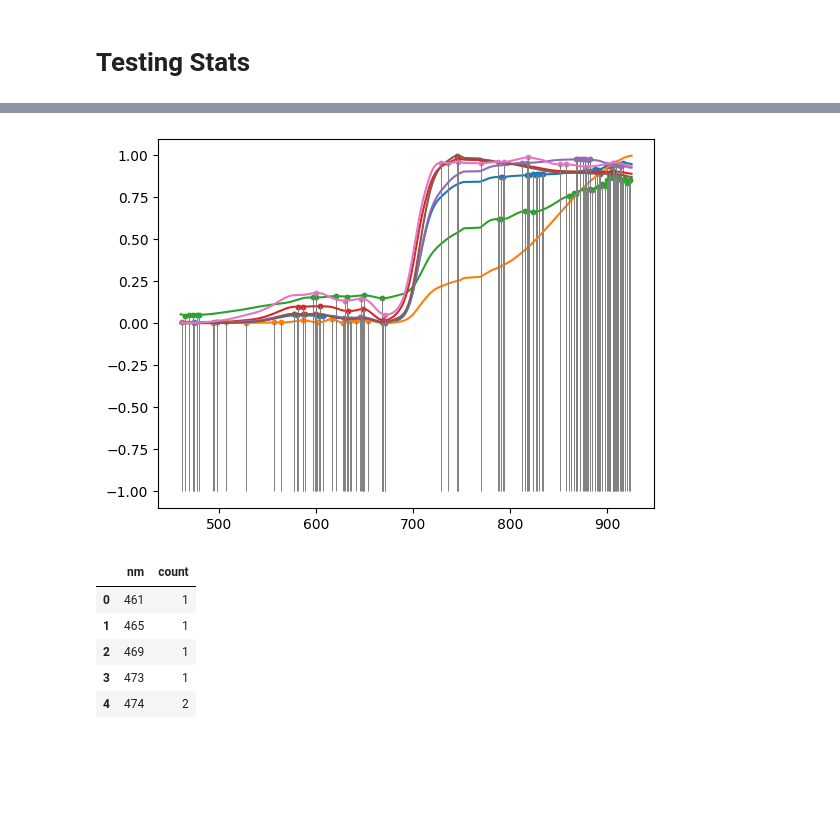
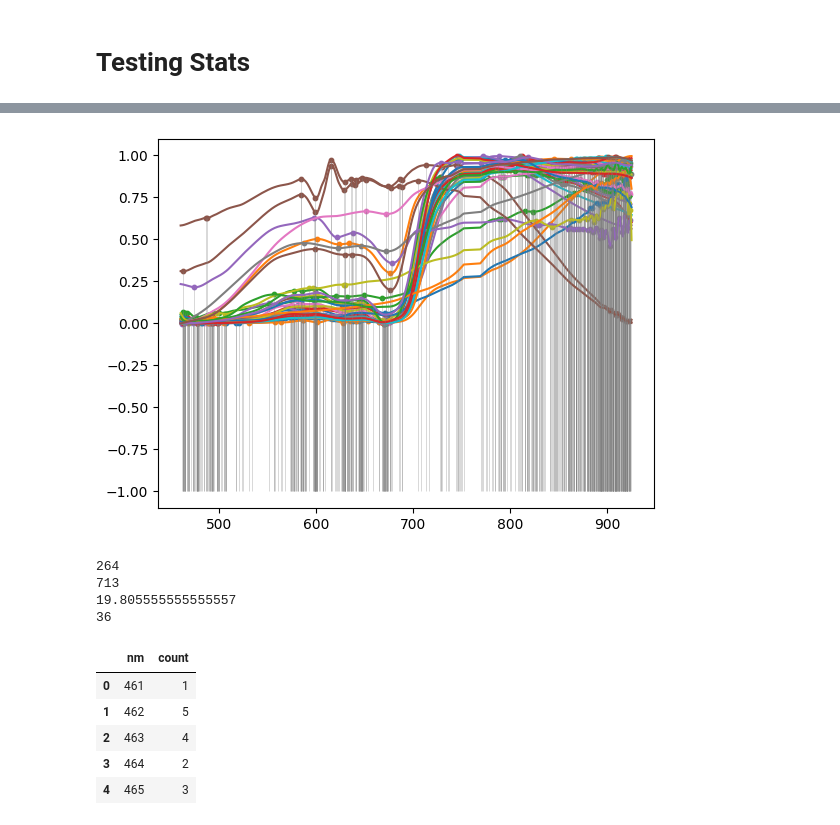
Before and after one commit to uqgrowan/Spectral-Separability-Analysis, a Jupyter notebook: stats/stats_things copy.ipynb, the cells around one changed output, grey strips where cells are left out. Saved outputs shown, nothing was run; the diff lists cells and outputs as text; code cells hidden in the pictures; blank space fills up the shorter version.

```diff
--- a/stats/stats_things copy.ipynb
+++ b/stats/stats_things copy.ipynb
@@ -42,7 +37,7 @@ full_res_path = r"C:\Users\s4770224\Documents\GitHub\Spectral-Analysis\data\MEL_
 resample_path = r"data\resampled\Skysat_resampled.csv"
 bad_bands_list = list(map(str,(range(753, 769))))
 scaler = "minmax"
-target_scheme = "farm"
+target_scheme = "all"
 target_sites = None
 target_setup = None
 start_nm = 460
@@ -70,9 +68,9 @@ spectra_no_nan = spectra_prepped.dropna(axis = 1, how = "any")
 spectra_quiet = spectra_no_nan.copy()
 
 for row in range(spectra_prepped.shape[0]):
-    spectra_quiet.iloc[row, :] = chd.denoise_spectrum(spectra_no_nan.iloc[row, :], wavelet = "db8")
+    spectra_quiet.iloc[row, :] = hd.denoise_spectrum(spectra_no_nan.iloc[row, :], wavelet = "db8")
 
-del spectra_no_nan
+#del spectra_no_nan
 # %%
 # Make class means by genus and site from preprocessed data
 df = pd.concat([labels_prepped[["Class", "site"]], spectra_quiet], axis = 1)
@@ -104,15 +112,27 @@ for item in features_dict.items():
 # %%
 # Plot all the class means
 for item in means.items():
     plt.plot(item[1].index, item[1])
-    plt.scatter(x = features_dict[item[0]], y = item[1].loc[features_dict[item[0]]], s = 10)
-    plt.vlines(x = features_dict[item[0]] , ymin= -1, ymax = item[1].loc[features_dict[item[0]]], linewidth = 0.7, colors= "grey")
-plt.savefig("profiles_and_features.svg")
+    plt.vlines(x = features_dict[item[0]] , ymin= -1, ymax = item[1].loc[features_dict[item[0]]], linewidth = 0.7, alpha = 0.3, colors= "grey")
+
+for item in means.items():
+    plt.scatter(x = features_dict[item[0]], y = item[1].loc[features_dict[item[0]]], s = 10, label = item[0])
+plt.savefig("profiles_and_features_.svg")
 # %% [output]
-[figure, old version]
+[figure, new version]
 # %%
 # Aggregate all filtered features into a single list
 features_list = []
 for item in features_dict.items():
     features_list.append(list(item[1]))
 features_list = [x for xs in features_list for x in xs]
+# %%
+print(len(np.unique(features_list)))
+print(len(features_list))
+print(len(features_list)/len(features_dict))
+print(len(features_dict))
+# %% [output]
+264
+713
+19.805555555555557
+36
@@ -124,10 +148,10 @@ feature_counts.head()
 # %% [output]
 |  | nm | count |
 | 0 | 461 | 1 |
-| 1 | 465 | 1 |
-| 2 | 469 | 1 |
-| 3 | 473 | 1 |
-| 4 | 474 | 2 |
+| 1 | 462 | 5 |
+| 2 | 463 | 4 |
+| 3 | 464 | 2 |
+| 4 | 465 | 3 |
 # %%
 # Make new reduced feature spectra sets
 reduced_spectra = spectra_quiet.loc[:, list(feature_counts["nm"].astype("str"))]
```
Also changed, not shown: parts of 13 cells of this notebook, 11 other files.
